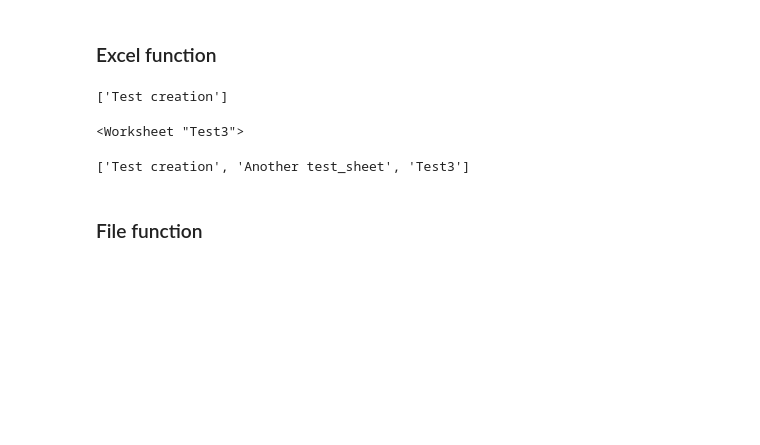
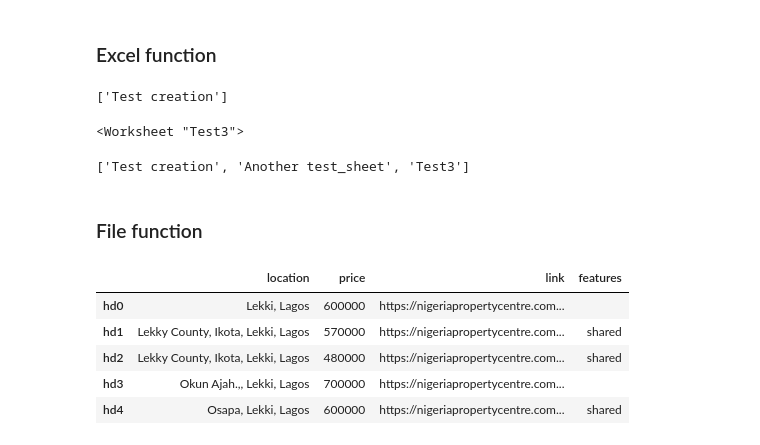
Before and after one commit to Ebuka21/Webscraping, a Jupyter notebook: testl-practice.ipynb, the cells around one changed output. Saved outputs shown, nothing was run; the diff lists cells and outputs as text; code cells hidden in the pictures; blank space fills up the shorter version.

```diff
--- a/testl-practice.ipynb
+++ b/testl-practice.ipynb
@@ -248,2 +254,25 @@ print(wb2.sheetnames)
 # %% [markdown]
 ### File function
+# %%
+file = open('result_2022-01-14.txt', 'r')
+
+f = file.readlines()
+# %%
+import ast
+
+data = ast.literal_eval(f[0])
+# %%
+import pandas as pd
+
+data_df = pd.DataFrame.from_dict(data)
+# %%
+data_df = data_df.transpose()
+# %%
+data_df.head()
+# %% [output]
+|  | location | price | link | features |
+| hd0 | Lekki, Lagos | 600000 | https://nigeriapropertycentre.com... |  |
+| hd1 | Lekky County, Ikota, Lekki, Lagos | 570000 | https://nigeriapropertycentre.com... | shared |
+| hd2 | Lekky County, Ikota, Lekki, Lagos | 480000 | https://nigeriapropertycentre.com... | shared |
+| hd3 | Okun Ajah.,, Lekki, Lagos | 700000 | https://nigeriapropertycentre.com... |  |
+| hd4 | Osapa, Lekki, Lagos | 600000 | https://nigeriapropertycentre.com... | shared |
```
Also changed, not shown: parts of 22 cells of this notebook, 1 other file.
